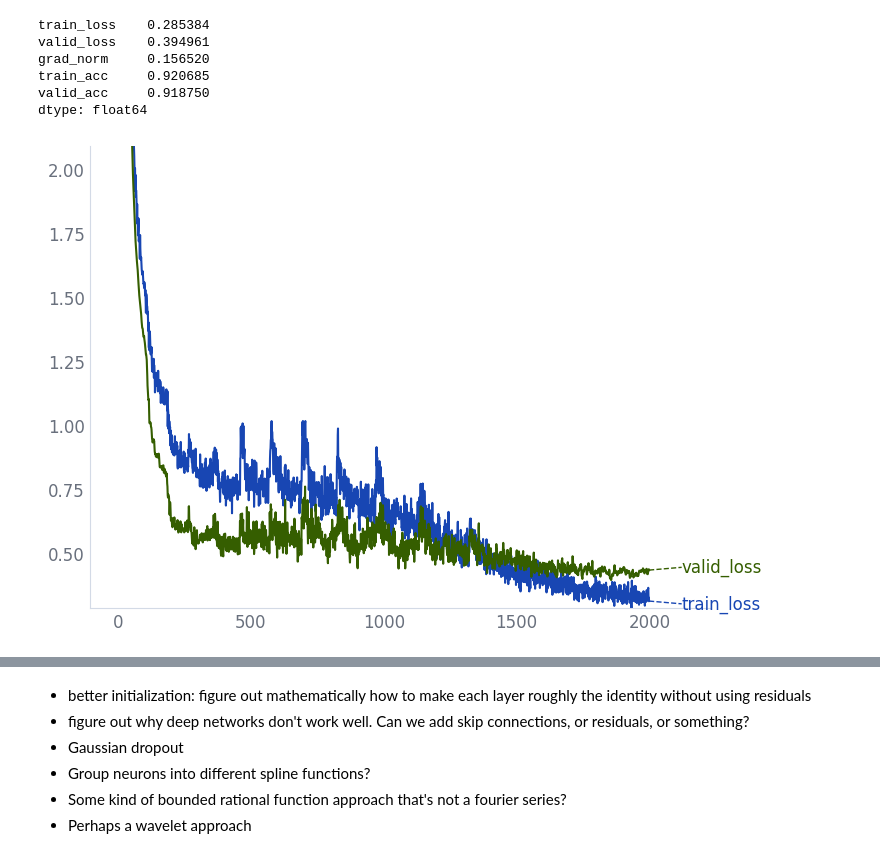
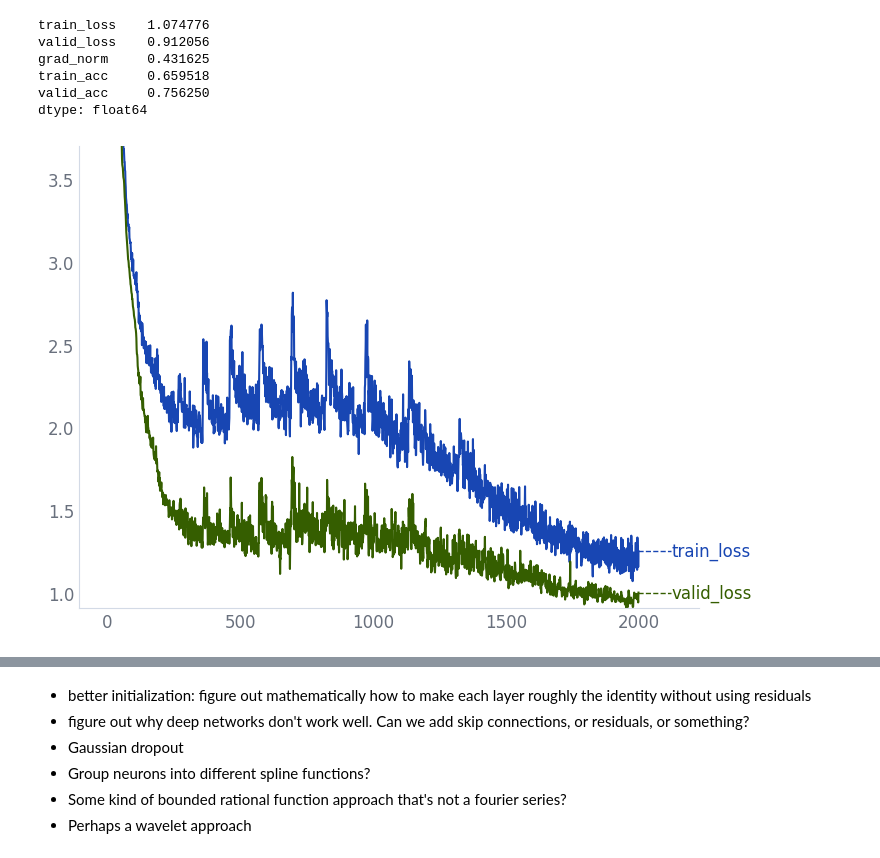
Before and after one commit to nicholas-miklaucic/jax-kan, a Jupyter notebook: exploration.ipynb, the cells around one changed output, grey strips where cells are left out. Cells and saved outputs as stored; diff of their text form; code cells hidden in the pictures.

```diff
--- a/exploration.ipynb
+++ b/exploration.ipynb
@@ -72,7 +72,7 @@ out_dim = np.max(dl.dataset.y).item() + 1
 n_coef = 13
 node_dropout = 0.4
 hidden_dim = None
-inner_dims = [42]
+inner_dims = [32, 16]
 out_hidden_dim = None
 # normalization = partial(nn.LayerNorm, use_bias=False, use_scale=False)
 normalization = Identity
@@ -127,39 +127,39 @@ opt = optax.nadamw(sched, weight_decay=weight_decay)
 tx = optax.chain(opt)
 
 kan = KAN(**kwargs)
 
 trainer = Trainer(kan, dl, optimizer=tx, coef_ab=coef_ab)
 
 for fold in range(1):
     trainer.use_fold(fold, k=n_folds)
     trainer.fit(n_epochs=n_epochs)
 
     results = trainer.epoch_df.agg({
                 'train_loss': 'min',
                 'valid_loss': 'min',
                 'grad_norm': 'max',
                 'train_acc': 'max',
                 'valid_acc': 'max',
             })
 
     display(results)
 
     hist = trainer.epoch_df[['train_loss', 'valid_loss']]
     hist.plot()
     plt.ylim(hist.min().min(), hist.iloc[60:].max().max())
     rp.line_labels()
     plt.show()
 # %% [output]
 [interactive output not drawn]
 [interactive output not drawn]
 [interactive output not drawn]
-train_loss    0.285384
-valid_loss    0.394961
-grad_norm     0.156520
-train_acc     0.920685
-valid_acc     0.918750
+train_loss    1.074776
+valid_loss    0.912056
+grad_norm     0.431625
+train_acc     0.659518
+valid_acc     0.756250
 dtype: float64
-[figure, old version]
+[figure, new version]
 # %%
 with pz.ts.active_autovisualizer.set_scoped(pz.ts.ArrayAutovisualizer()):
     pz.ts.display(trainer.state.params)
```
Also changed, not shown: parts of 1 cell of this notebook, 2 other files.
